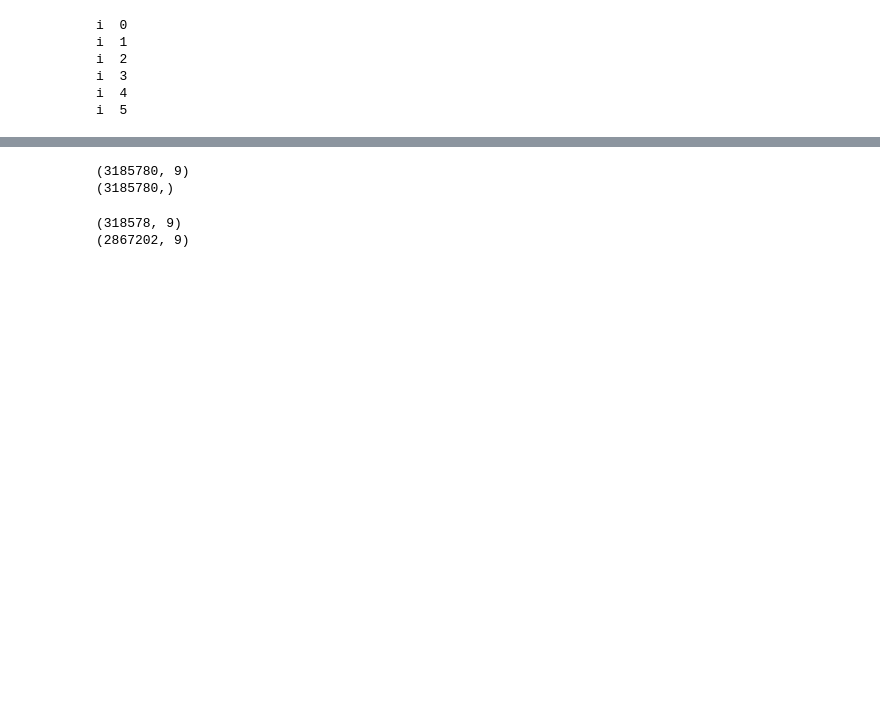
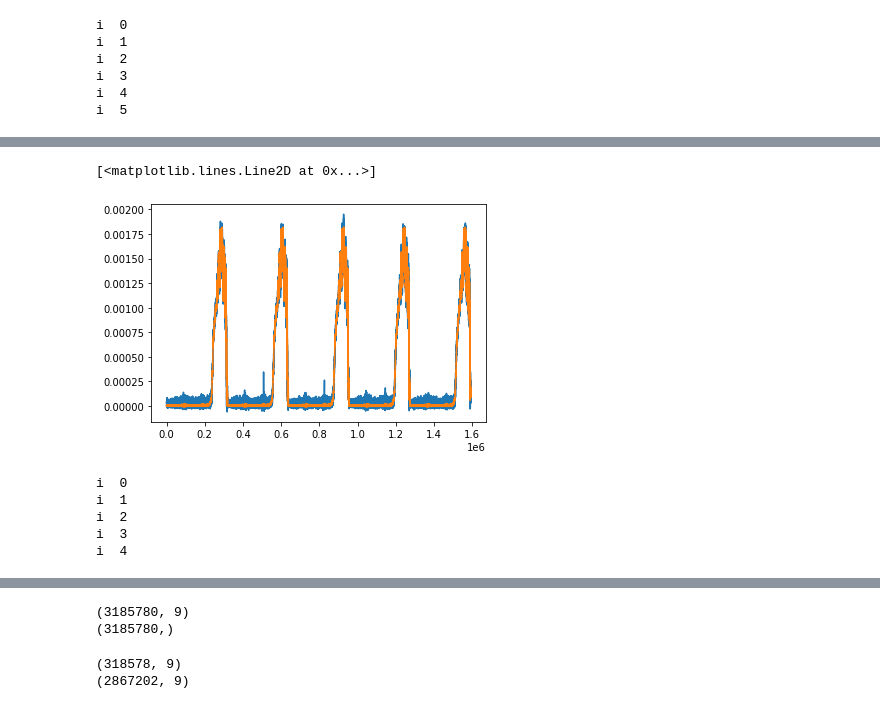
Before and after one commit to Ammon1/Math, a Jupyter notebook: noise_D.ipynb, the cells around one changed output, grey strips where cells are left out. Cells and saved outputs as stored; diff of their text form; code cells hidden in the pictures; blank space fills up the shorter version.

```diff
--- a/noise_D.ipynb
+++ b/noise_D.ipynb
@@ -129,4 +161,37 @@ X_0=np.hstack((
 # %%
-Y1=np.tile(Y_0,int(X_0.shape[0]/Y_0.shape[0]))
-X1=np.vstack((X_0,X_1,X_2,X_3,X_4,X_5,X_8,X_9,X_10))
-#X1=np.vstack((X_0,X_8,X_9,X_10))
+Y_0=df_Y.iloc[:,1].values
+
+X_0=np.hstack((
+            df0.iloc[:,1],
+            df1.iloc[:,1],
+            df2.iloc[:,1],
+            df3.iloc[:,1],
+            df4.iloc[:,1],
+            ))
+Y2=np.tile(Y_0,int(X_0.shape[0]/Y_0.shape[0]))
+X2=np.vstack((X_0,X_1,X_2,X_3,X_4,X_5,X_8,X_9,X_10))
+# %%
+plt.plot(X2[0,:])
+plt.plot(Y2)
+# %% [output]
+[<matplotlib.lines.Line2D at 0x...>]
+[figure, added]
+# %%
+i=0
+j=0
+for file in arr:
+    if 'dpt' in file:
+       #pomair dokladny
+       if '100AC' in file and 'bcg'not in file and 'H67' in file:
+           globals()['df_Y']=pd.read_csv(path+file,sep=',')
+       #pomiar niedokladny
+       elif '1AC' in file and 'bcg' not in file and 'H67' in file:
+           print('i ',i)
+           globals()['df'+str(i)]=pd.read_csv(path+file,sep=',')
+           i=i+1
+# %% [output]
+i  0
+i  1
+i  2
+i  3
+i  4
```
Also changed, not shown: parts of 18 cells of this notebook.
